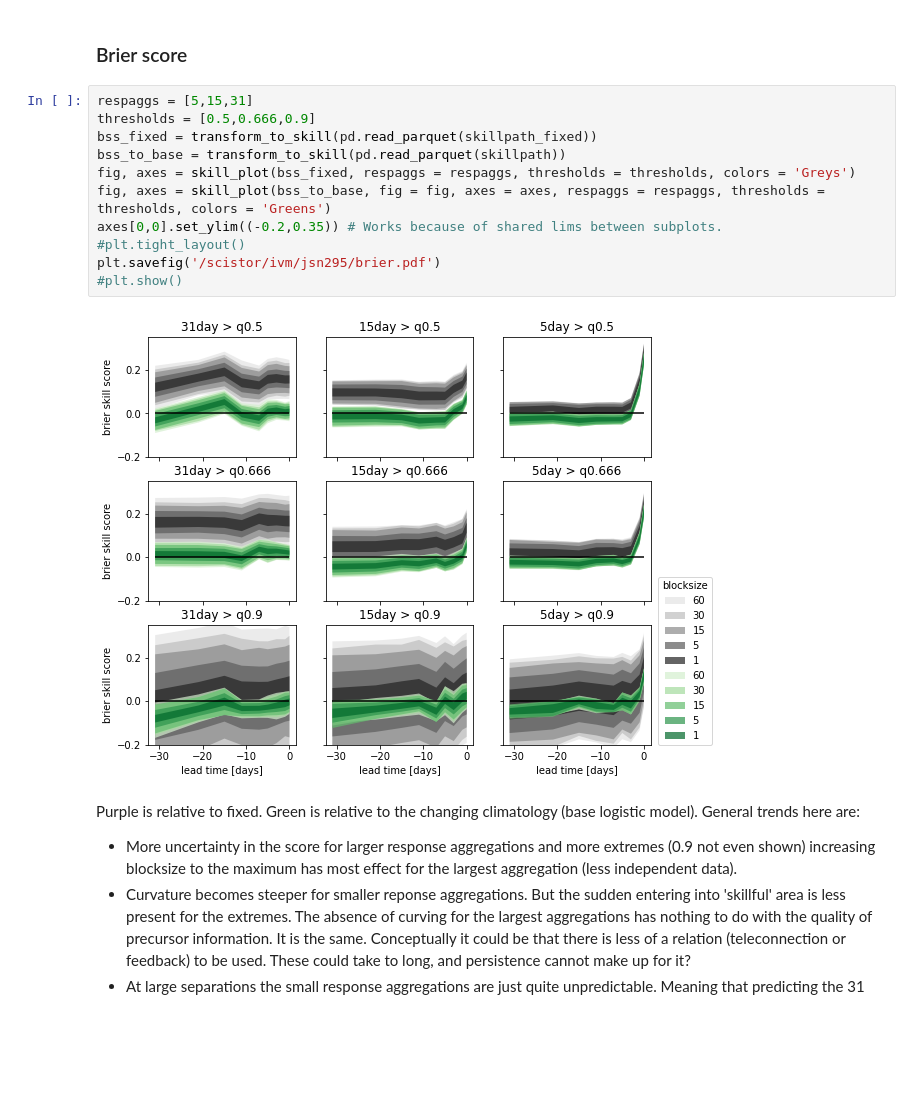
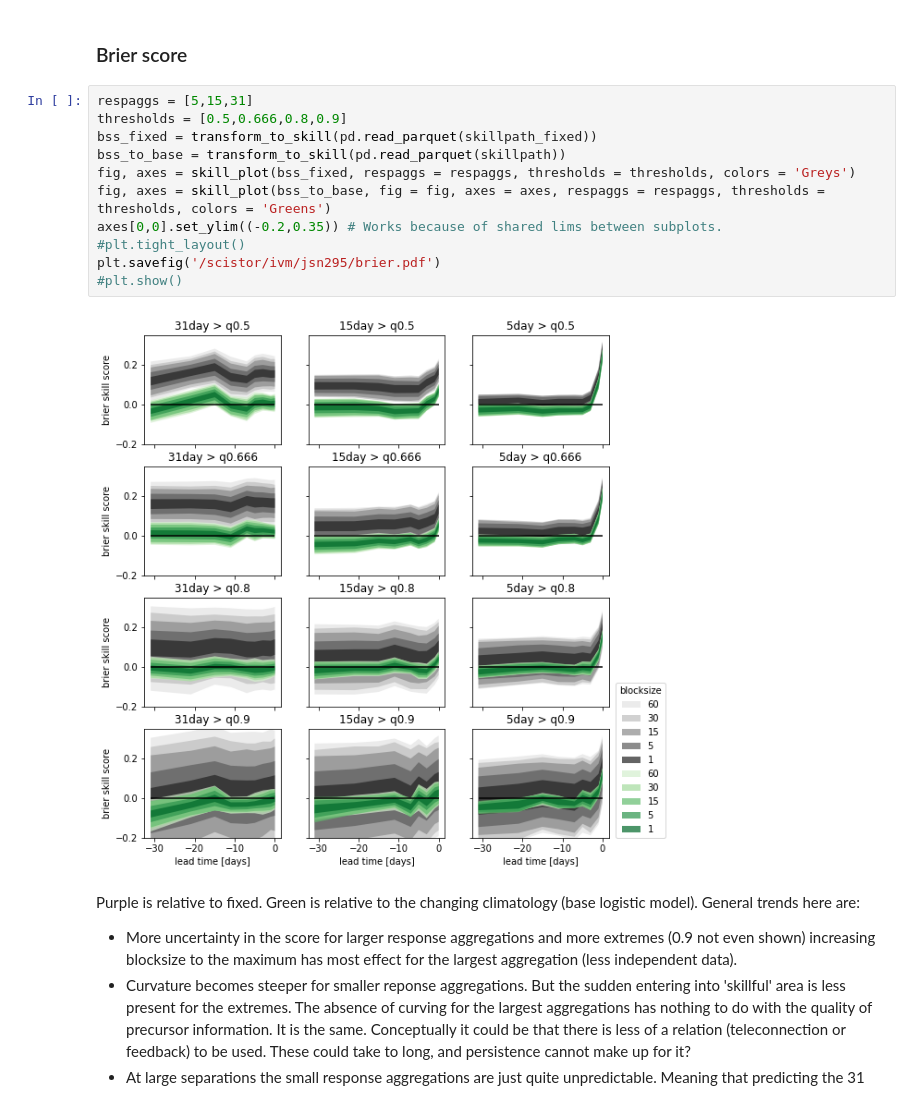
Before and after one commit to chiemvs/Weave, a Jupyter notebook: notebooks/Classifier_skills.ipynb, the cells around one changed output. Saved outputs shown, nothing was run; the diff lists cells and outputs as text; blank space fills up the shorter version.

Commit message:
Reliab. figure split

```diff
--- a/notebooks/Classifier_skills.ipynb
+++ b/notebooks/Classifier_skills.ipynb
@@ -101,17 +101,17 @@ def skill_plot(df, fig = None, axes = None, colors: str = 'Blues', respaggs: lis
 ### Brier score
 # %%
 respaggs = [5,15,31]
-thresholds = [0.5,0.666,0.9]
+thresholds = [0.5,0.666,0.8,0.9]
 bss_fixed = transform_to_skill(pd.read_parquet(skillpath_fixed))
 bss_to_base = transform_to_skill(pd.read_parquet(skillpath))
 fig, axes = skill_plot(bss_fixed, respaggs = respaggs, thresholds = thresholds, colors = 'Greys')
 fig, axes = skill_plot(bss_to_base, fig = fig, axes = axes, respaggs = respaggs, thresholds = thresholds, colors = 'Greens')
 axes[0,0].set_ylim((-0.2,0.35)) # Works because of shared lims between subplots.
 #plt.tight_layout()
 plt.savefig('/scistor/ivm/jsn295/brier.pdf')
 #plt.show()
 # %% [output]
-[figure, old version]
+[figure, new version]
 # %% [markdown]
 Purple is relative to fixed. Green is relative to the changing climatology (base logistic model). General trends here are:
 * More uncertainty in the score for larger response aggregations and more extremes (0.9 not even shown) increasing blocksize to the maximum has most effect for the largest aggregation (less independent data).
```
Also changed, not shown: parts of 4 cells of this notebook.
